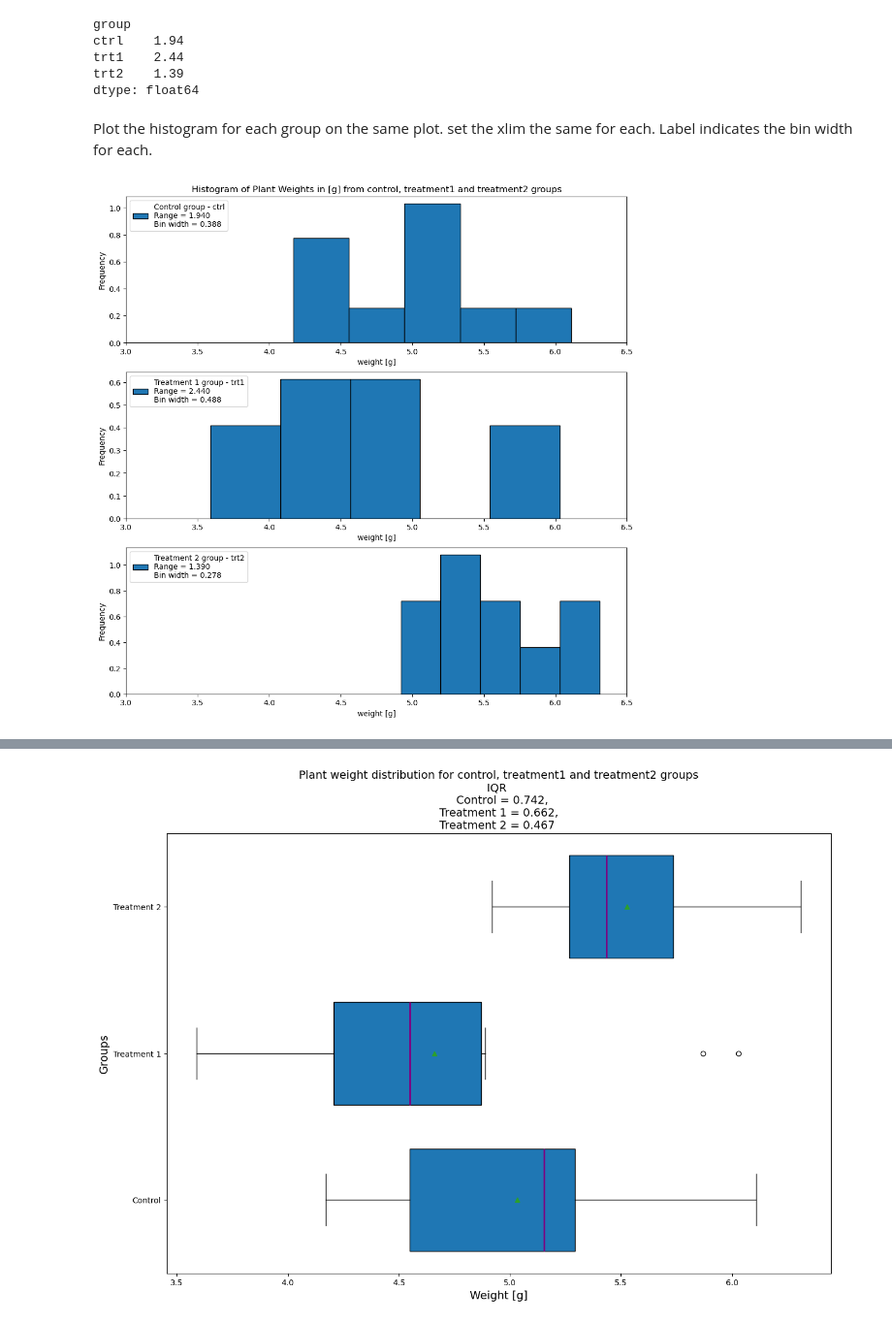
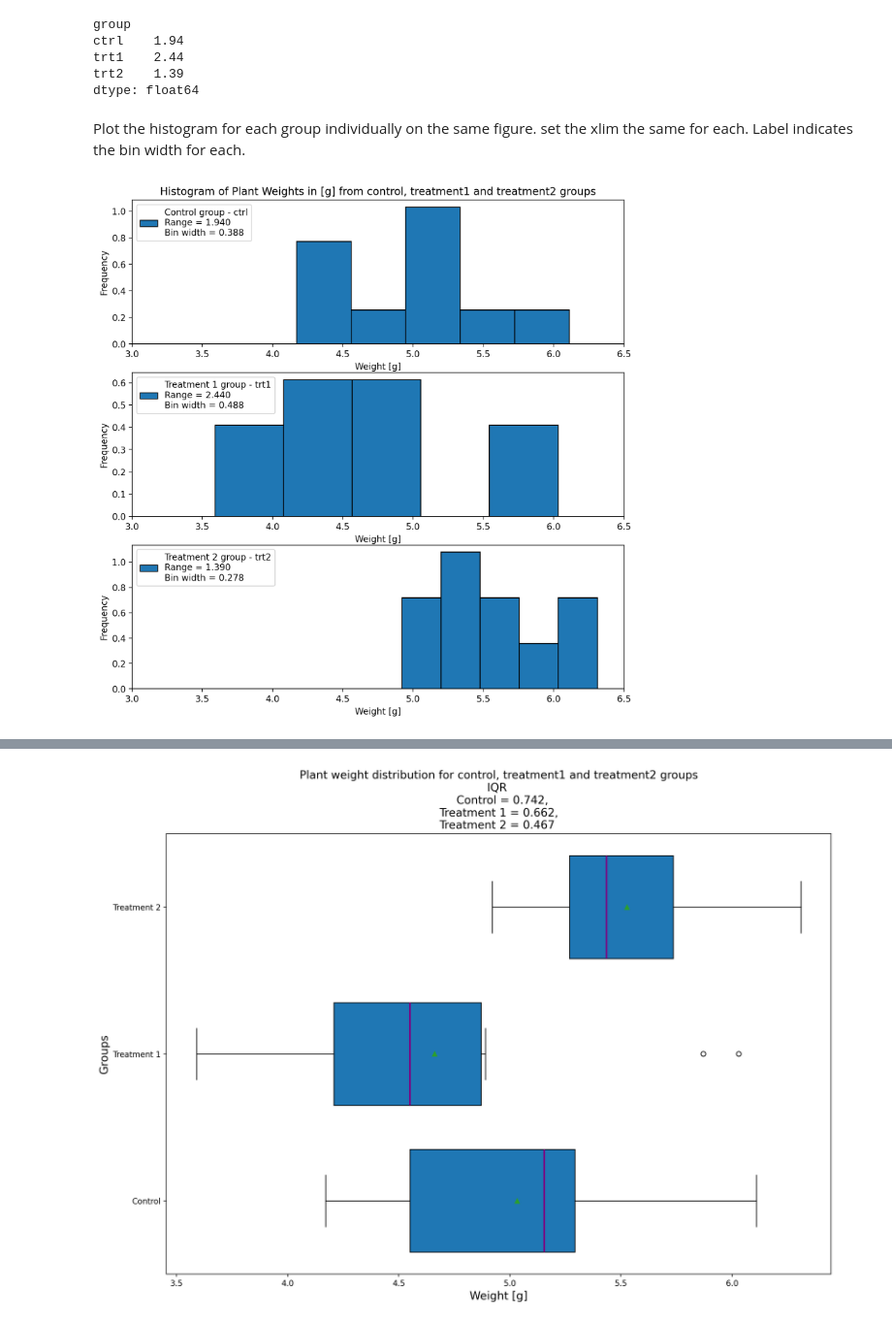
Before and after one commit to shanekeenan/applied_statistics, a Jupyter notebook: project.ipynb, the cells around one changed output, grey strips where cells are left out. Shown: that part at 97% size. Drawn from its saved outputs; the diff is of its cells as text; code cells hidden in the pictures.

Commit message:
Project: additional histogram added. improved plot reolution for retina displays added.

```diff
--- a/project.ipynb
+++ b/project.ipynb
@@ -185,28 +190,28 @@ trt1    2.44
 trt2    1.39
 dtype: float64
 # %% [markdown]
-Plot the histogram for each group on the same plot. set the xlim the same for each. Label indicates the bin width for each.
+Plot the histogram for each group individually on the same figure. set the xlim the same for each. Label indicates the bin width for each.
 # %%
 bins=5
-fig, ax = plt.subplots(3,1, figsize=(12, 12))
+fig, ax = plt.subplots(3,1, figsize=(10, 10))
 ax[0].hist(data[data['group'] == 'ctrl']['weight'], bins=bins, density=True, label=f'Control group - ctrl\nRange = {range_ctrl:.3f}\nBin width = {range_ctrl/bins:.3f}', edgecolor='black')
 ax[0].set_title('Histogram of Plant Weights in [g] from control, treatment1 and treatment2 groups')
-ax[0].set_xlabel('weight [g]')
+ax[0].set_xlabel('Weight [g]')
 ax[0].set_ylabel('Frequency')
 ax[0].set_xlim(3, 6.5)
 ax[0].legend(loc='upper left')
 ax[1].hist(data[data['group'] == 'trt1']['weight'], bins=bins, density=True, label=f'Treatment 1 group - trt1\nRange = {range_trt1:.3f}\nBin width = {range_trt1/bins:.3f}', edgecolor='black')
 ax[1].set_title('')
-ax[1].set_xlabel('weight [g]')
+ax[1].set_xlabel('Weight [g]')
 ax[1].set_ylabel('Frequency')
 ax[1].set_xlim(3, 6.5)
 ax[1].legend(loc='upper left')
 ax[2].hist(data[data['group'] == 'trt2']['weight'], bins=bins, density=True, label=f'Treatment 2 group - trt2\nRange = {range_trt2:.3f}\nBin width = {range_trt2/bins:.3f}', edgecolor='black')
 ax[2].set_title('')
-ax[2].set_xlabel('weight [g]')
+ax[2].set_xlabel('Weight [g]')
 ax[2].set_ylabel('Frequency')
 ax[2].set_xlim(3, 6.5)
 ax[2].legend(loc='upper left')
 plt.show()
 # %% [output]
-[figure, old version]
+[figure, new version]
```
Also changed, not shown: parts of 2 cells of this notebook, 2 other files.
